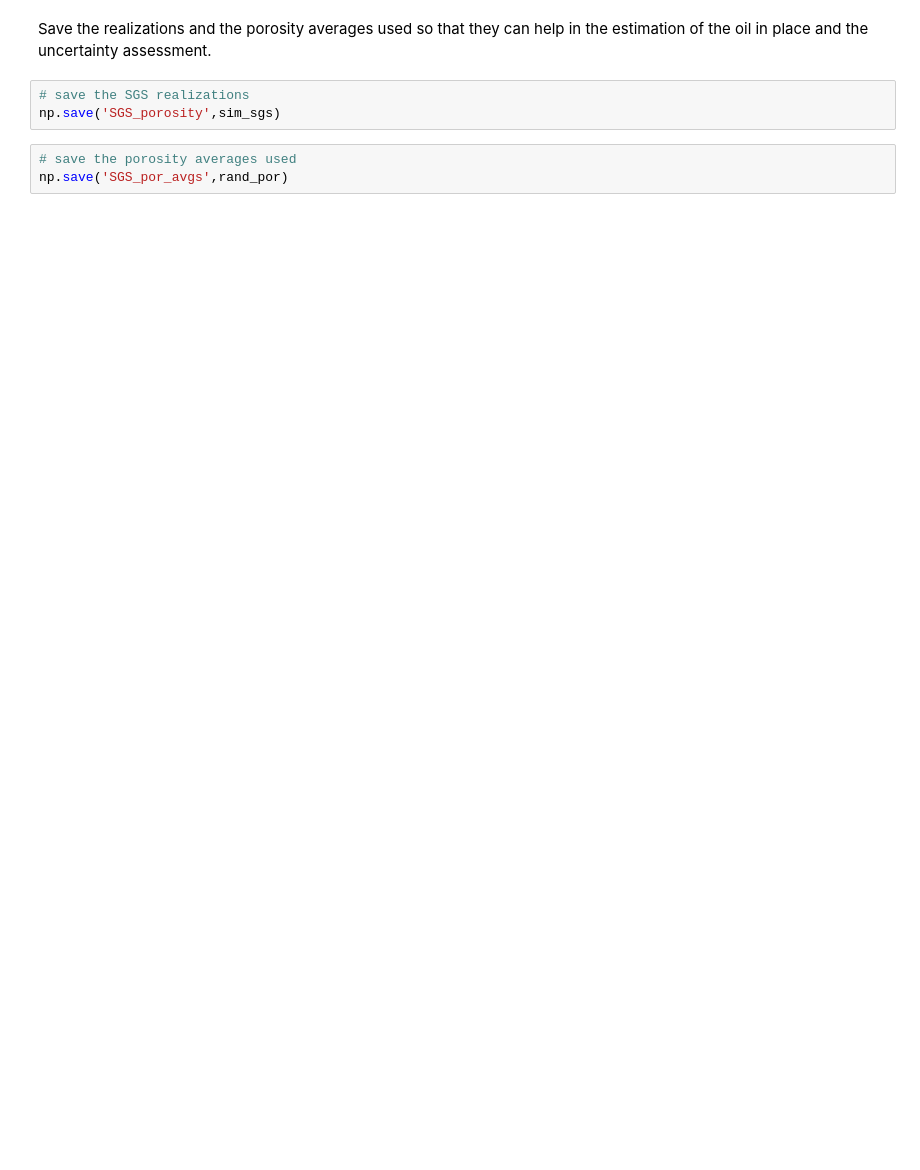
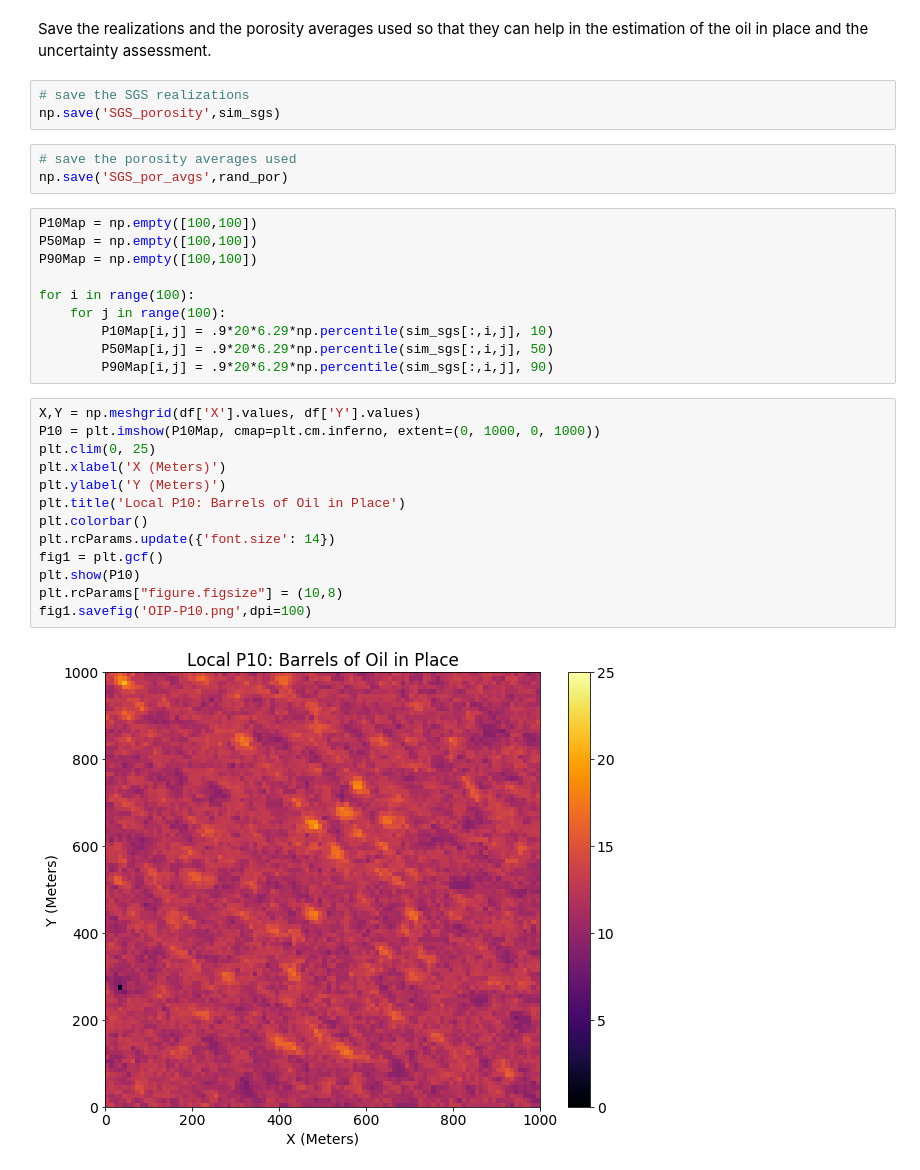
Before and after one commit to elbeejay/PGE383-Group1, a Jupyter notebook: update6/update6_part02_porosity.ipynb, the cells around one changed output. Cells and saved outputs as stored; diff of their text form; blank space fills up the shorter version.

```diff
--- a/update6/update6_part02_porosity.ipynb
+++ b/update6/update6_part02_porosity.ipynb
@@ -151,3 +151,28 @@ np.save('SGS_porosity',sim_sgs)
 # %%
 # save the porosity averages used
 np.save('SGS_por_avgs',rand_por)
+# %%
+P10Map = np.empty([100,100])
+P50Map = np.empty([100,100])
+P90Map = np.empty([100,100])
+
+for i in range(100):
+    for j in range(100):
+        P10Map[i,j] = .9*20*6.29*np.percentile(sim_sgs[:,i,j], 10)
+        P50Map[i,j] = .9*20*6.29*np.percentile(sim_sgs[:,i,j], 50)
+        P90Map[i,j] = .9*20*6.29*np.percentile(sim_sgs[:,i,j], 90)
+# %%
+X,Y = np.meshgrid(df['X'].values, df['Y'].values)
+P10 = plt.imshow(P10Map, cmap=plt.cm.inferno, extent=(0, 1000, 0, 1000))
+plt.clim(0, 25)
+plt.xlabel('X (Meters)')
+plt.ylabel('Y (Meters)')
+plt.title('Local P10: Barrels of Oil in Place')
+plt.colorbar()
+plt.rcParams.update({'font.size': 14})
+fig1 = plt.gcf()
+plt.show(P10)
+plt.rcParams["figure.figsize"] = (10,8)
+fig1.savefig('OIP-P10.png',dpi=100)
+# %% [output]
+[figure, added]
```
Also changed, not shown: parts of 7 cells of this notebook, 9 other files.
